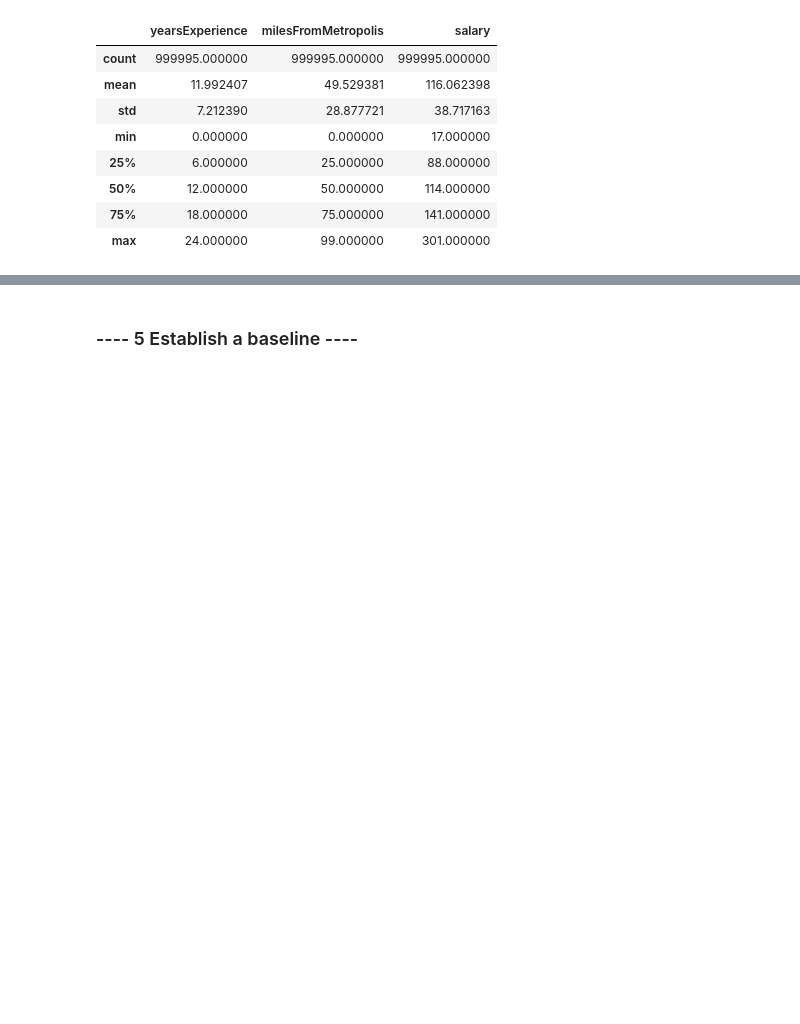
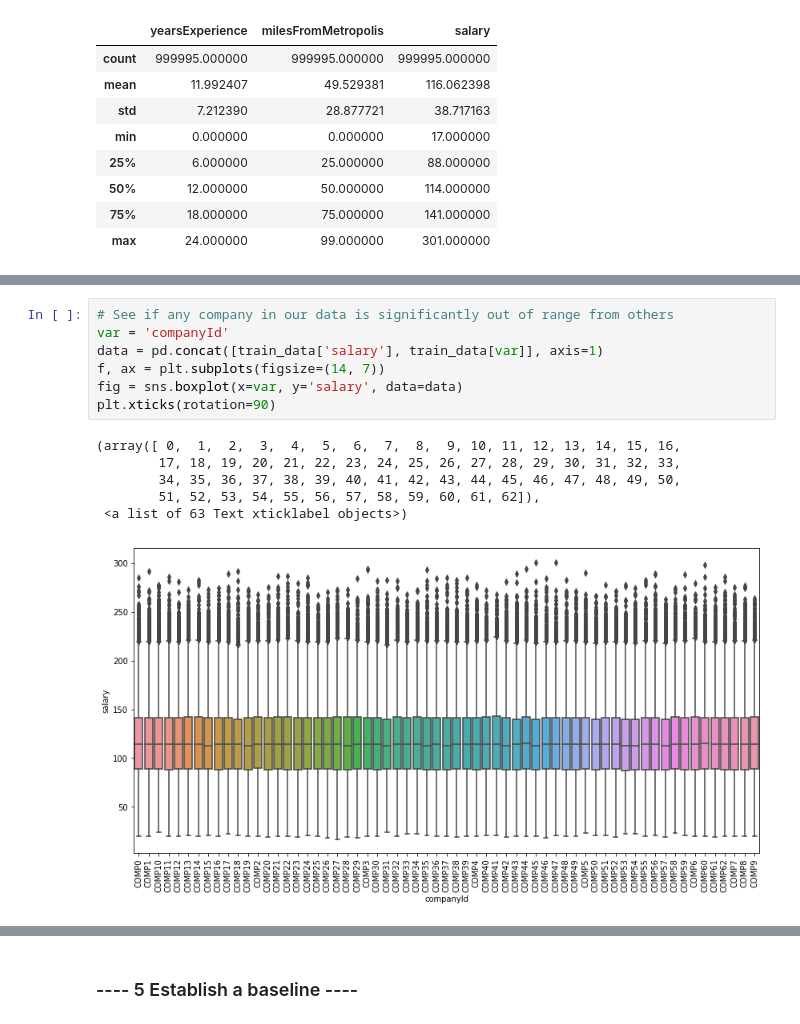
Before and after one commit to deejayrusso/Salary-Prediction-Portfolio, a Jupyter notebook: Salary Prediction Notebook.ipynb, the cells around one changed output, grey strips where cells are left out. Cells and saved outputs as stored; diff of their text form; blank space fills up the shorter version.

```diff
--- a/Salary Prediction Notebook.ipynb
+++ b/Salary Prediction Notebook.ipynb
@@ -239,0 +255,14 @@ train_data.corr()
+# %%
+# See if any company in our data is significantly out of range from others
+var = 'companyId'
+data = pd.concat([train_data['salary'], train_data[var]], axis=1)
+f, ax = plt.subplots(figsize=(14, 7))
+fig = sns.boxplot(x=var, y='salary', data=data)
+plt.xticks(rotation=90)
+# %% [output]
+(array([ 0,  1,  2,  3,  4,  5,  6,  7,  8,  9, 10, 11, 12, 13, 14, 15, 16,
+        17, 18, 19, 20, 21, 22, 23, 24, 25, 26, 27, 28, 29, 30, 31, 32, 33,
+        34, 35, 36, 37, 38, 39, 40, 41, 42, 43, 44, 45, 46, 47, 48, 49, 50,
+        51, 52, 53, 54, 55, 56, 57, 58, 59, 60, 61, 62]),
+ <a list of 63 Text xticklabel objects>)
+[figure, added]
```
Also changed, not shown: parts of 11 cells of this notebook.
